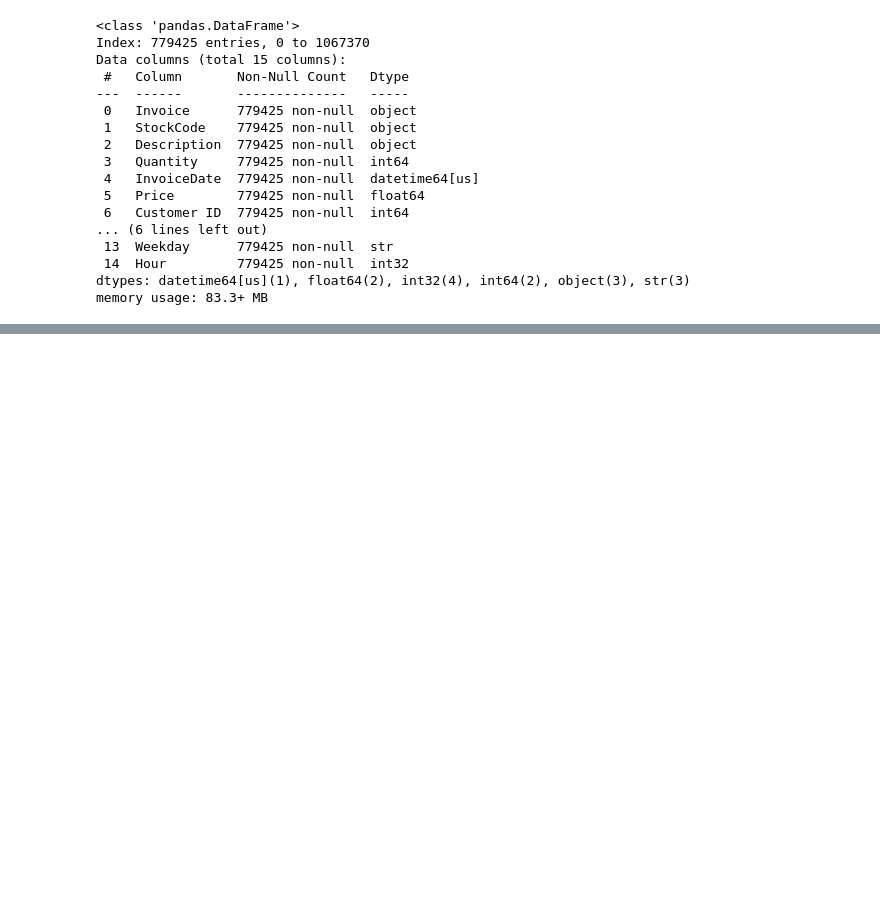
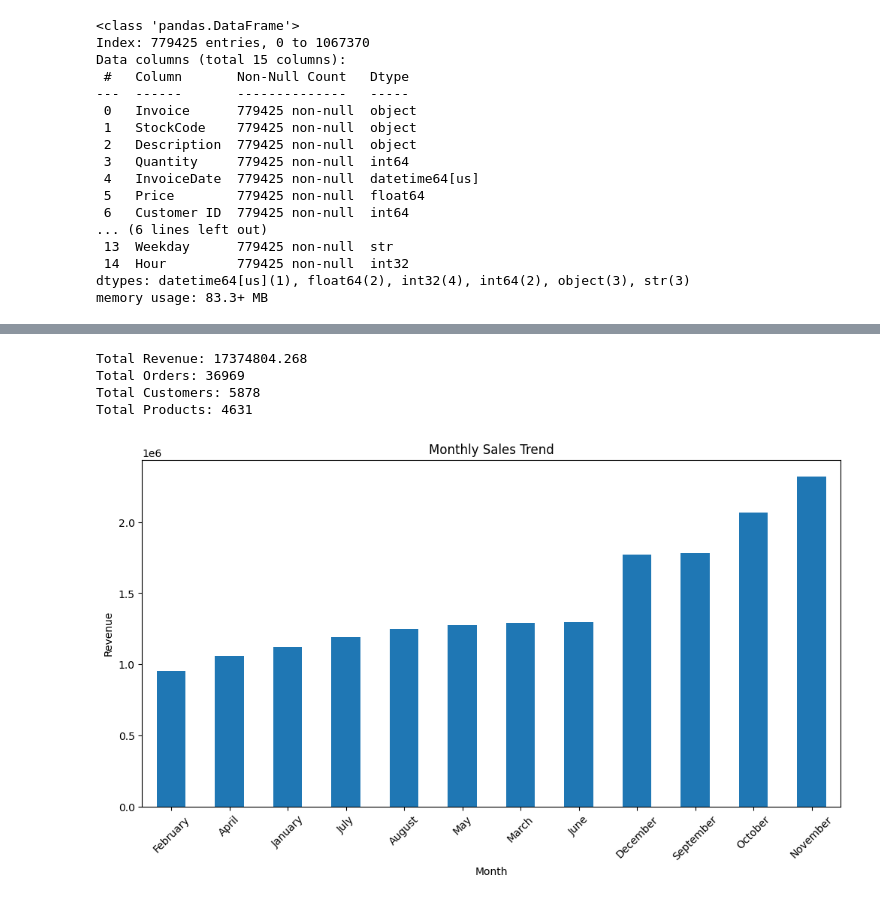
Before and after one commit to Jiten28/NeuralRetail-AI-Sales-Analytics, a Jupyter notebook: notebooks/data_cleaning_and_eda.ipynb, the cells around one changed output, grey strips where cells are left out. Cells and saved outputs as stored; diff of their text form; code cells hidden in the pictures; blank space fills up the shorter version.

```diff
--- a/notebooks/data_cleaning_and_eda.ipynb
+++ b/notebooks/data_cleaning_and_eda.ipynb
@@ -180,0 +181,26 @@ df.describe()
+# %%
+total_revenue = df['TotalAmount'].sum()
+total_orders = df['Invoice'].nunique()
+total_customers = df['Customer ID'].nunique()
+total_products = df['StockCode'].nunique()
+
+print("Total Revenue:", total_revenue)
+print("Total Orders:", total_orders)
+print("Total Customers:", total_customers)
+print("Total Products:", total_products)
+# %% [output]
+Total Revenue: 17374804.268
+Total Orders: 36969
+Total Customers: 5878
+Total Products: 4631
+# %%
+monthly_sales = df.groupby('MonthName')['TotalAmount'].sum().sort_values()
+
+monthly_sales.plot(kind='bar', figsize=(12, 6))
+plt.title('Monthly Sales Trend')
+plt.xlabel('Month')
+plt.ylabel('Revenue')
+plt.xticks(rotation=45)
+plt.show()
+# %% [output]
+[figure, added]
```
Also changed, not shown: parts of 8 cells of this notebook, 9 other files.
